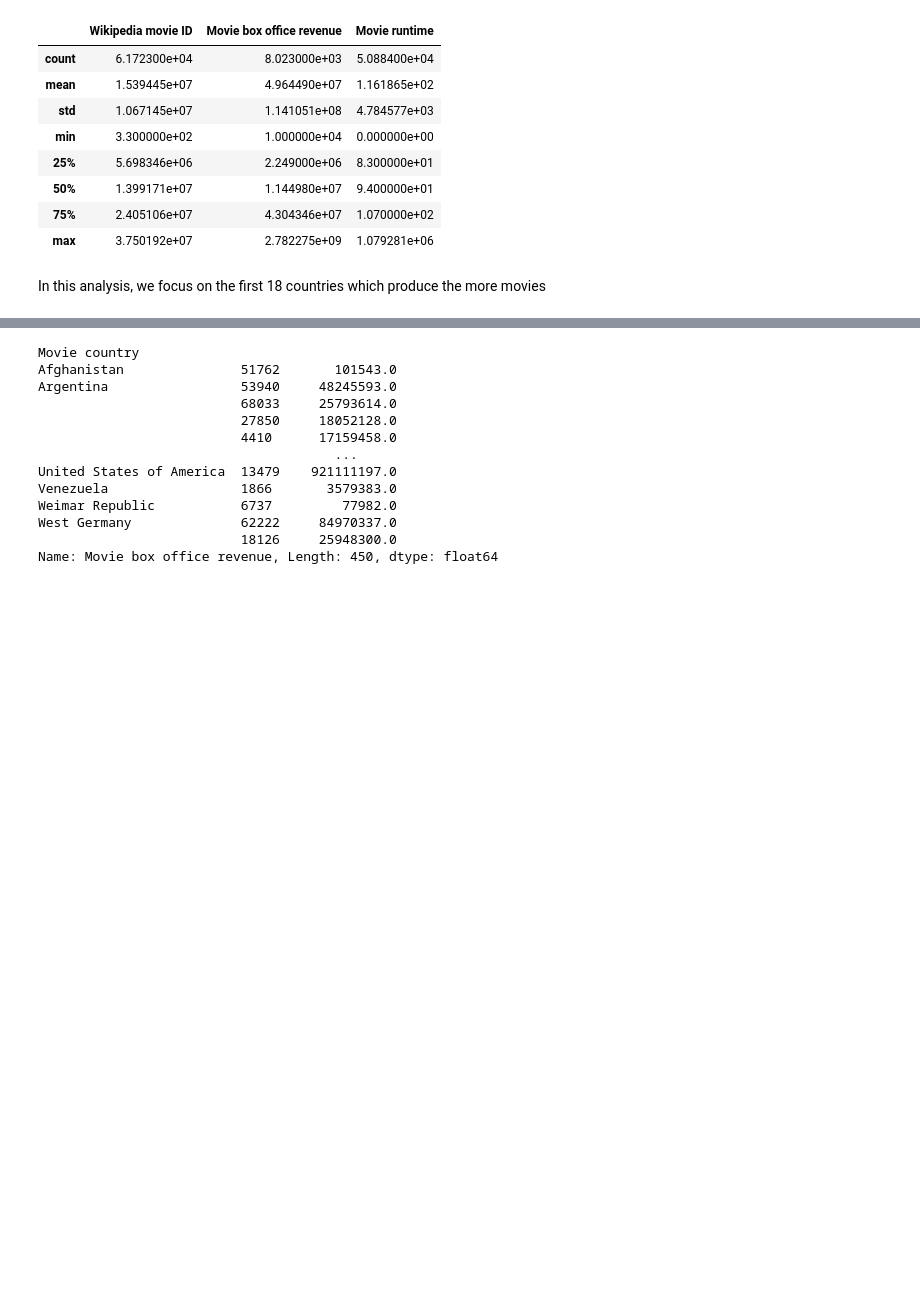
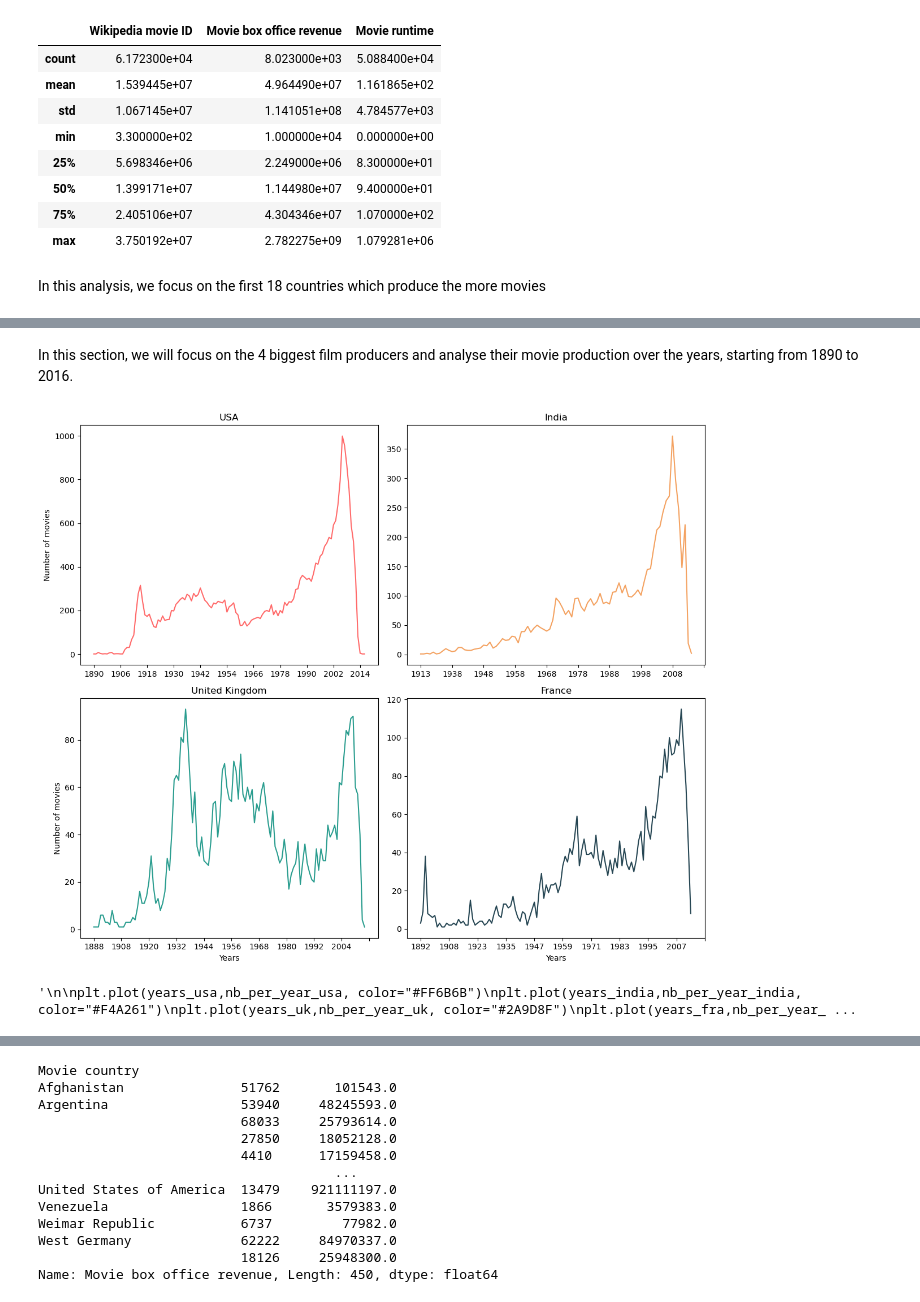
Before and after one commit to epfl-ada/ada-2024-project-4bigbrains, a Jupyter notebook: results.ipynb, the cells around one changed output, grey strips where cells are left out. Drawn from its saved outputs; the diff is of its cells as text; code cells hidden in the pictures; blank space fills up the shorter version.

```diff
--- a/results.ipynb
+++ b/results.ipynb
@@ -322,0 +329,66 @@ plt.show()
+# %% [markdown]
+In this section, we will focus on the 4 biggest film producers and analyse their movie production over the years, starting from 1890 to 2016.
+# %%
+df_usa = df_date_clean[df_date_clean['Movie country'] == 'United States of America']
+df_india = df_date_clean[df_date_clean['Movie country'] == 'India']
+df_uk = df_date_clean[df_date_clean['Movie country'] == 'United Kingdom']
+df_fra = df_date_clean[df_date_clean['Movie country'] == 'France']
+nb_per_year_usa = df_usa.groupby('Movie release date').count()['Wikipedia movie ID']
+nb_per_year_india = df_india.groupby('Movie release date').count()['Wikipedia movie ID']
+nb_per_year_uk = df_uk.groupby('Movie release date').count()['Wikipedia movie ID']
+nb_per_year_fra = df_fra.groupby('Movie release date').count()['Wikipedia movie ID']
+
+years_usa = nb_per_year_usa.index.to_list()
+years_india = nb_per_year_india.index.to_list()
+years_uk = nb_per_year_uk.index.to_list()
+years_fra = nb_per_year_fra.index.to_list()
+
+
+
+fig, axs = plt.subplots(2, 2, figsize=(12, 10))
+
+
+axs[0, 0].plot(years_usa, nb_per_year_usa,color="#FF6B6B")
+axs[0, 0].set_title("USA")
+axs[0, 0].set_xticks(np.arange(0,127,12))
+axs[0, 0].set_ylabel("Number of movies")
+
+axs[0, 1].plot(years_india, nb_per_year_india, color="#F4A261")
+axs[0, 1].set_title("India")
+axs[0, 1].set_xticks(np.arange(0,100,10))
+
+
+
+
+axs[1, 0].plot(years_uk, nb_per_year_uk,color="#2A9D8F")
+axs[1, 0].set_title("United Kingdom")
+axs[1, 0].set_xlabel("Years")
+axs[1, 0].set_xticks(np.arange(0,127,12))
+axs[1, 0].set_ylabel("Number of movies")
+
+
+axs[1, 1].plot(years_fra, nb_per_year_fra,color="#264653")
+axs[1, 1].set_title("France")
+axs[1, 1].set_xticks(np.arange(0,127,12))
+axs[1, 1].set_xlabel("Years")
+
+
+
+plt.tight_layout()
+
+plt.show()
+
+"""
+
+plt.plot(years_usa,nb_per_year_usa, color="#FF6B6B")
+plt.plot(years_india,nb_per_year_india, color="#F4A261")
+plt.plot(years_uk,nb_per_year_uk, color="#2A9D8F")
+plt.plot(years_fra,nb_per_year_fra, color="#264653")
+plt.xticks(np.arange(0,127,12))
+
+plt.xlabel('Years')
+plt.show()
+"""
+# %% [output]
+[figure, added]
+'\n\nplt.plot(years_usa,nb_per_year_usa, color="#FF6B6B")\nplt.plot(years_india,nb_per_year_india, color="#F4A261")\nplt.plot(years_uk,nb_per_year_uk, color="#2A9D8F")\nplt.plot(years_fra,nb_per_year_ ...
```
Also changed, not shown: parts of 3 cells of this notebook.
